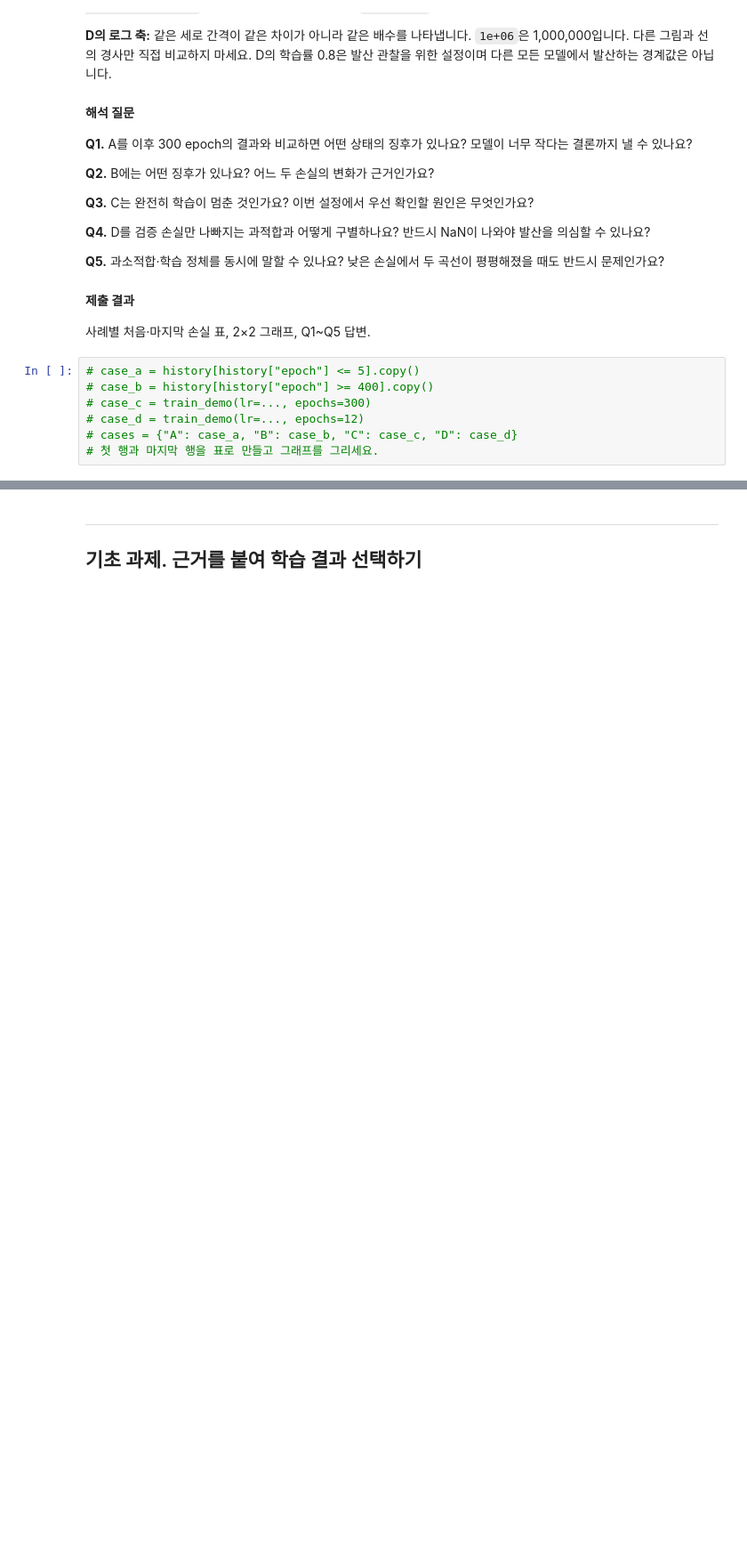
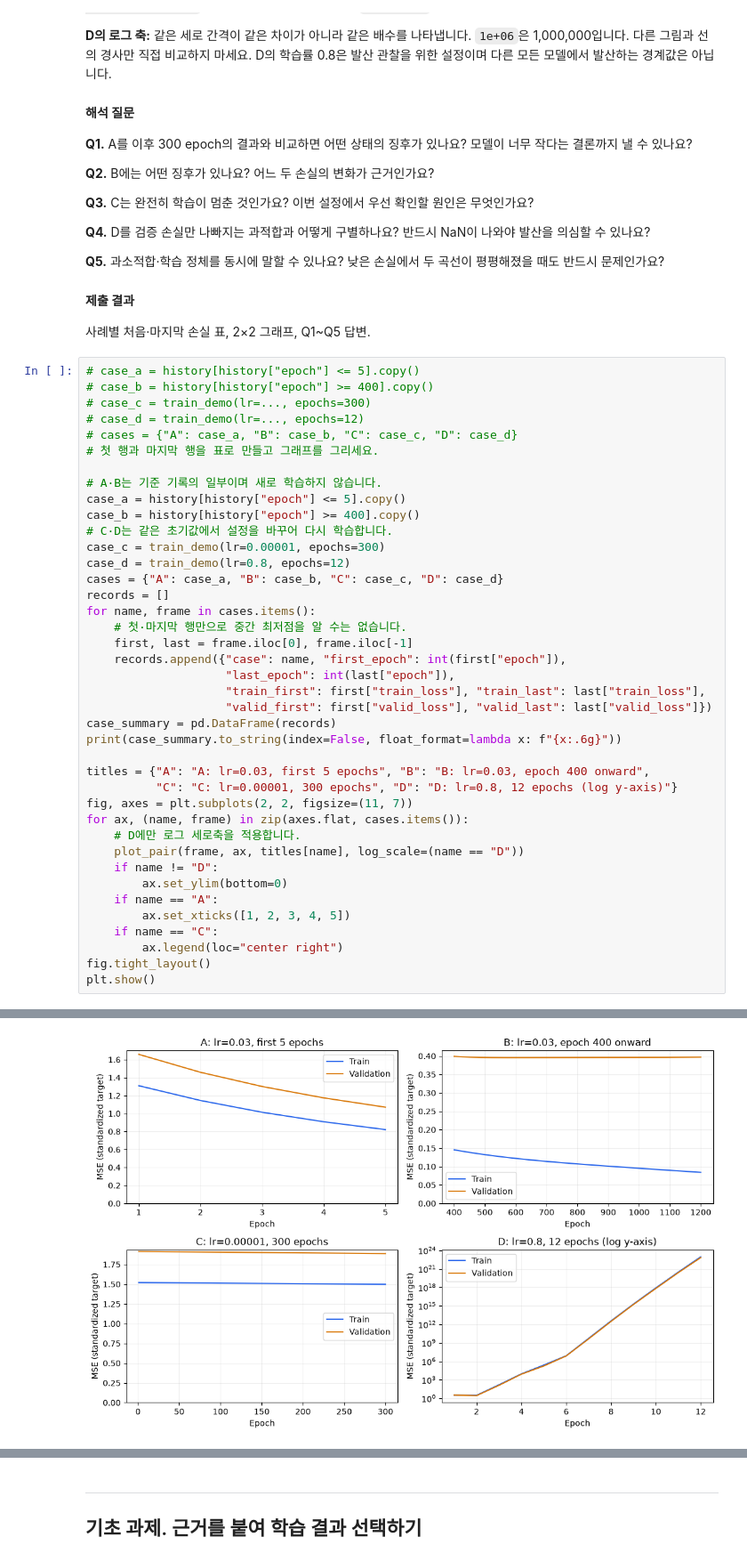
Before and after one commit to usm9514-wq/Basic_Math, a Jupyter notebook: Deep_Learning/5장/5장2강 학습 상태 진단과 Loss 분석 실습문제.ipynb, the cells around one changed output, grey strips where cells are left out. Shown at 89% size. Cells and saved outputs as stored; diff of their text form; blank space fills up the shorter version.

```diff
--- a/Deep_Learning/5장/5장2강 학습 상태 진단과 Loss 분석 실습문제.ipynb
+++ b/Deep_Learning/5장/5장2강 학습 상태 진단과 Loss 분석 실습문제.ipynb
@@ -484,3 +557,37 @@ plt.show()
 # case_d = train_demo(lr=..., epochs=12)
 # cases = {"A": case_a, "B": case_b, "C": case_c, "D": case_d}
 # 첫 행과 마지막 행을 표로 만들고 그래프를 그리세요.
+
+# A·B는 기준 기록의 일부이며 새로 학습하지 않습니다.
+case_a = history[history["epoch"] <= 5].copy()
+case_b = history[history["epoch"] >= 400].copy()
+# C·D는 같은 초기값에서 설정을 바꾸어 다시 학습합니다.
+case_c = train_demo(lr=0.00001, epochs=300)
+case_d = train_demo(lr=0.8, epochs=12)
+cases = {"A": case_a, "B": case_b, "C": case_c, "D": case_d}
+records = []
+for name, frame in cases.items():
+    # 첫·마지막 행만으로 중간 최저점을 알 수는 없습니다.
+    first, last = frame.iloc[0], frame.iloc[-1]
+    records.append({"case": name, "first_epoch": int(first["epoch"]),
+                    "last_epoch": int(last["epoch"]),
+                    "train_first": first["train_loss"], "train_last": last["train_loss"],
+                    "valid_first": first["valid_loss"], "valid_last": last["valid_loss"]})
+case_summary = pd.DataFrame(records)
+print(case_summary.to_string(index=False, float_format=lambda x: f"{x:.6g}"))
+
+titles = {"A": "A: lr=0.03, first 5 epochs", "B": "B: lr=0.03, epoch 400 onward",
+          "C": "C: lr=0.00001, 300 epochs", "D": "D: lr=0.8, 12 epochs (log y-axis)"}
+fig, axes = plt.subplots(2, 2, figsize=(11, 7))
+for ax, (name, frame) in zip(axes.flat, cases.items()):
+    # D에만 로그 세로축을 적용합니다.
+    plot_pair(frame, ax, titles[name], log_scale=(name == "D"))
+    if name != "D":
+        ax.set_ylim(bottom=0)
+    if name == "A":
+        ax.set_xticks([1, 2, 3, 4, 5])
+    if name == "C":
+        ax.legend(loc="center right")
+fig.tight_layout()
+plt.show()
+# %% [output]
@@ -487,3 +599,4 @@ plt.show()
+[figure, added]
 # %% [markdown]
 #### 답변 작성란
 
```
Also changed, not shown: parts of 8 cells of this notebook, 2 other files.
